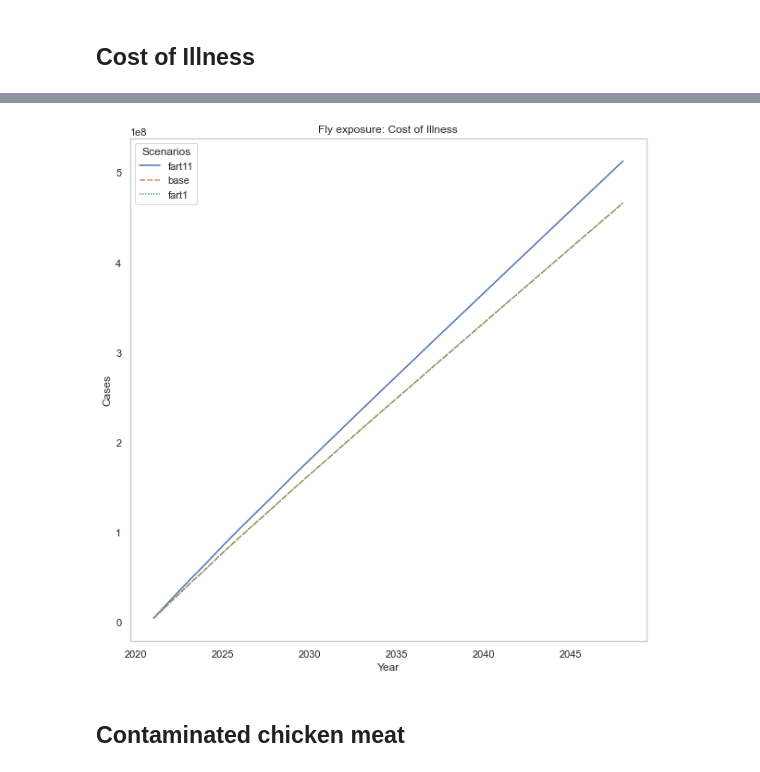
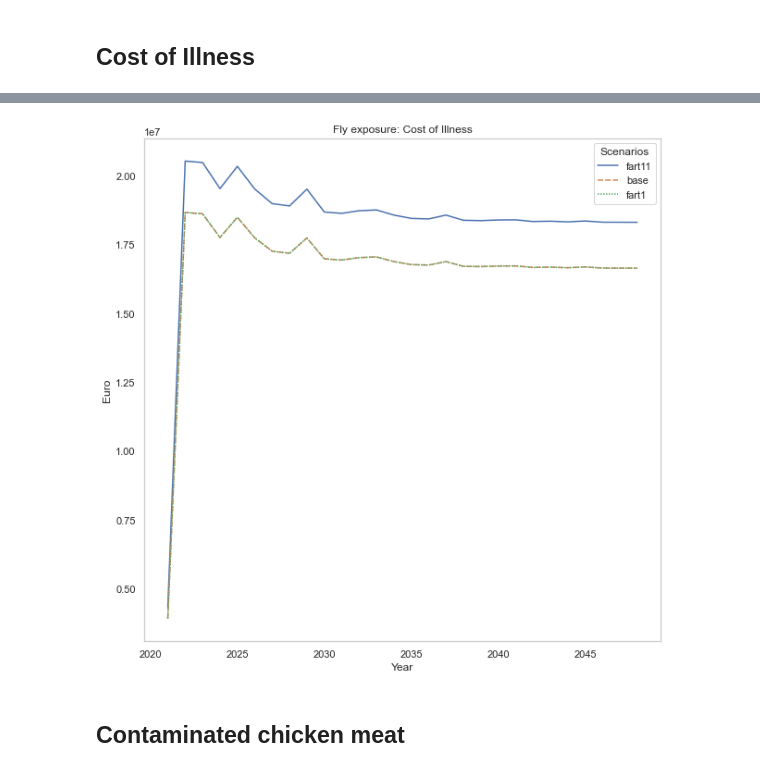
Before and after one commit to Lischip/asd, a Jupyter notebook: notebooks/behaviourplot.ipynb, the cells around one changed output, grey strips where cells are left out. Drawn from its saved outputs; the diff is of its cells as text; code cells hidden in the pictures.

```diff
--- a/notebooks/behaviourplot.ipynb
+++ b/notebooks/behaviourplot.ipynb
@@ -51,7 +51,9 @@ def processing(df):
 def coi_processing(df):
     df = processing(df)
     # get each year
-    return df[df.index % 1 == 0].copy()
+    df = df[df.index % 1 == 0].copy()
+    # only care about the difference
+    return df.diff(axis=0)
 
 def daly_processing(df):
     return coi_processing(df)
@@ -112,17 +94,17 @@ coi_df,diff(axis)
 # %%
 fig, ax = plt.subplots(figsize = (10,10))
 
 sns.lineplot(data=coi_df[2021:], color=colors)
 
-plt.xlabel('Year'); plt.ylabel('Cases')
+plt.xlabel('Year'); plt.ylabel('Euro')
 plt.title(policy + ': Cost of Illness')
 plt.legend(title="Scenarios")
 ax.grid(False)
 
 plt.savefig("../images/" + loc[:2] + "_coi.png", dpi=300, bbox_inches='tight')
 plt.show()
 # %% [output]
-[figure, old version]
+[figure, new version]
 # %% [markdown]
 ## Contaminated chicken meat
 # %%
```
Also changed, not shown: parts of 2 cells of this notebook, 2 other files.
